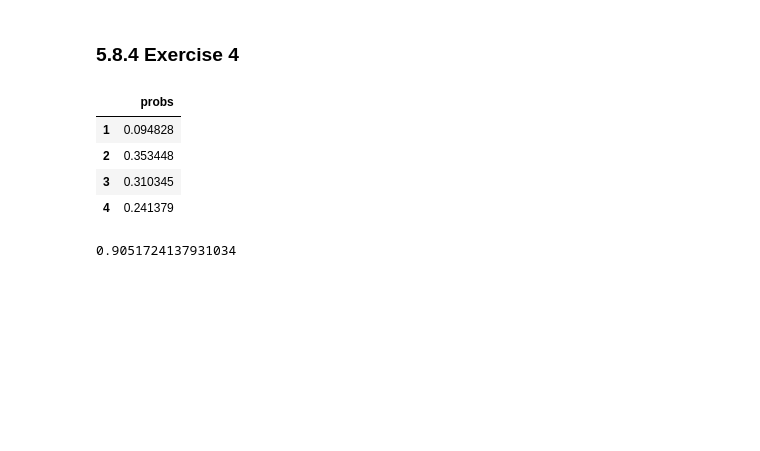
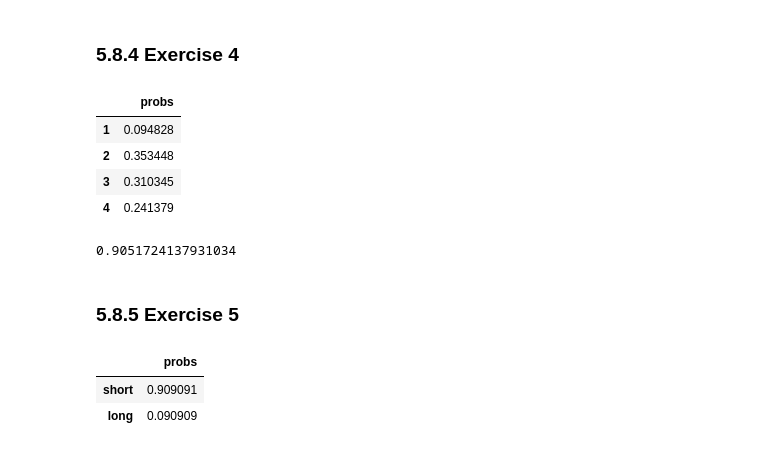
Before and after one commit to Xupeiyi/think-bayes, a Jupyter notebook: chapter5.ipynb, the cells around one changed output. Saved outputs shown, nothing was run; the diff lists cells and outputs as text; code cells hidden in the pictures; blank space fills up the shorter version.

Commit message:
finished exercise 5.8.5

```diff
--- a/chapter5.ipynb
+++ b/chapter5.ipynb
@@ -78,3 +78,15 @@ print(posterior.prob_gt(1))
 | 3 | 0.310345 |
 | 4 | 0.241379 |
 0.9051724137931034
+# %% [markdown]
+### 5.8.5 Exercise 5
+# %%
+prior = Pmf(1/2, ['short', 'long'])
+likelihood = 108/200, 108/2000
+posterior = prior * likelihood
+posterior.normalize()
+posterior
+# %% [output]
+|  | probs |
+| short | 0.909091 |
+| long | 0.090909 |
```
